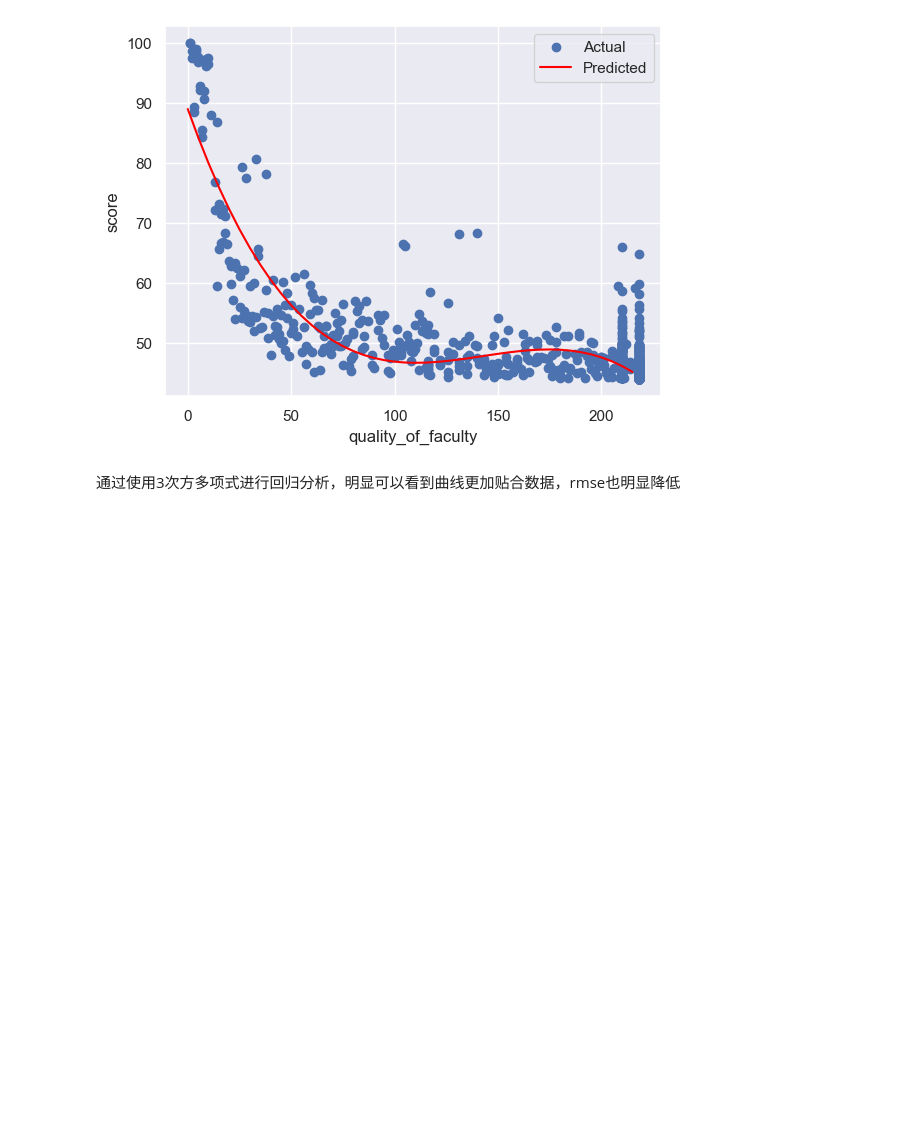
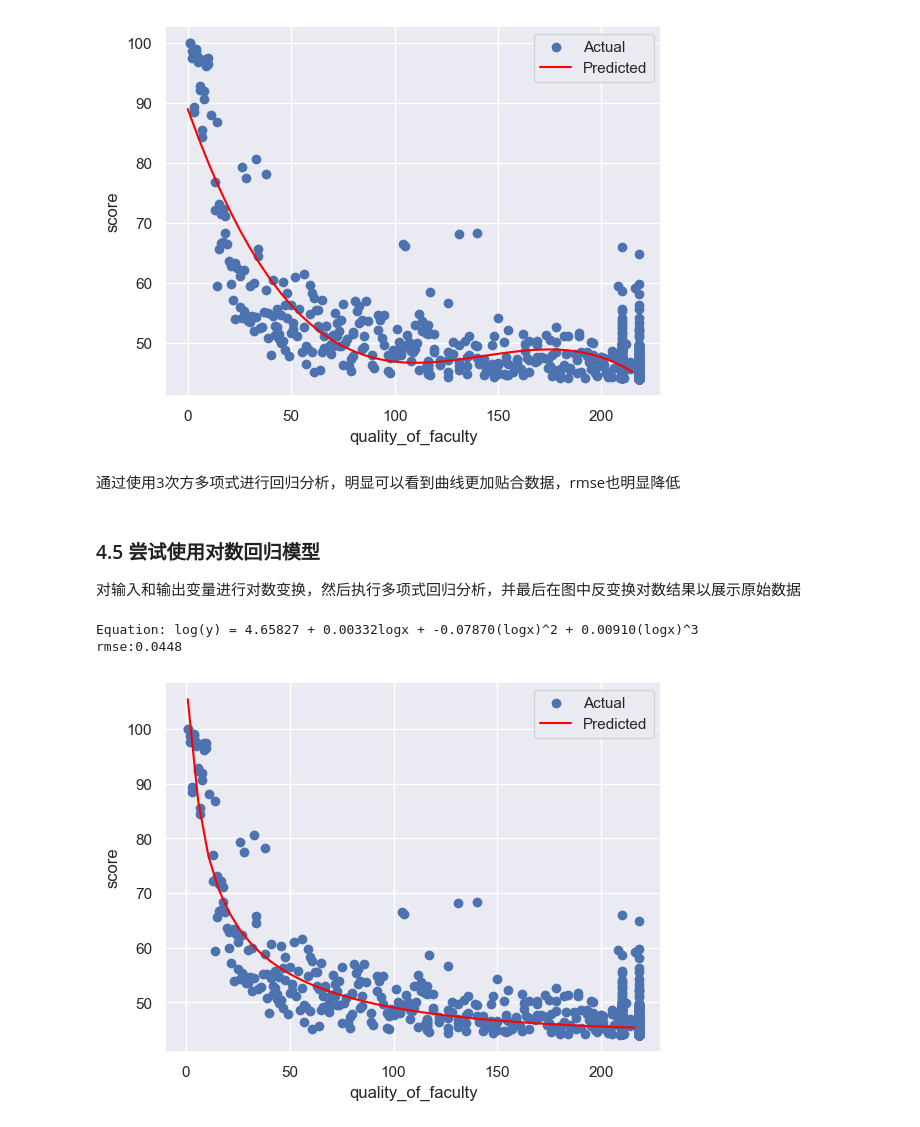
Before and after one commit to JaegerZhao/MachineLearning, a Jupyter notebook: 2 基于回归分析的大学综合得分预测/exp2.ipynb, the cells around one changed output. Drawn from its saved outputs; the diff is of its cells as text; code cells hidden in the pictures; blank space fills up the shorter version.

```diff
--- a/2 基于回归分析的大学综合得分预测/exp2.ipynb
+++ b/2 基于回归分析的大学综合得分预测/exp2.ipynb
@@ -349,3 +349,61 @@ rmse:2.5425
 [figure]
 # %% [markdown]
 通过使用3次方多项式进行回归分析，明显可以看到曲线更加贴合数据，rmse也明显降低
+# %% [markdown]
+### 4.5 尝试使用对数回归模型
+对输入和输出变量进行对数变换，然后执行多项式回归分析，并最后在图中反变换对数结果以展示原始数据
+# %%
+import numpy as np
+from sklearn.preprocessing import PolynomialFeatures
+from sklearn.pipeline import make_pipeline
+from sklearn.linear_model import LinearRegression
+from sklearn.metrics import mean_squared_error
+from sklearn.model_selection import train_test_split
+
+# 对输入和输出变量进行对数变换，处理非正数值
+x_log = np.log(np.maximum(X['quality_of_faculty'].values.reshape(-1, 1), 1e-10))
+y_log = np.log(np.maximum(Y, 1e-10))
+
+# 划分训练集和测试集
+x_train, x_test, y_train, y_test = train_test_split(x_log, y_log, test_size=0.2, random_state=RANDOM_SEED)
+
+# 生成多项式特征，这里指定最高次数为 3
+poly = PolynomialFeatures(degree=3)
+
+# 创建线性回归模型的实例
+model = LinearRegression()
+
+# 创建管道，将多项式特征的转换器和线性回归模型连接起来
+pipeline = make_pipeline(poly, model)
+
+# 使用数据拟合管道
+pipeline.fit(x_train, y_train)
+
+# 获取模型的系数和截距
+coef = pipeline.named_steps['linearregression'].coef_
+intercept = pipeline.named_steps['linearregression'].intercept_
+print(f'Equation: log(y) = {intercept:.5f} + {coef[1]:.5f}logx + {coef[2]:.5f}(logx)^2 + {coef[3]:.5f}(logx)^3') # 打印模型的方程，保留两位小数
+
+# 使用管道预测新的数据
+y_pre = pipeline.predict(x_test) # 新的对数因变量
+
+# 计算RMSE
+test_rmse = np.sqrt(mean_squared_error(y_test, y_pre))
+print(f'rmse:{test_rmse:.4f}')
+print()
+
+# 使用 matplotlib 库绘制模型的图形
+import matplotlib.pyplot as plt
+plt.scatter(np.exp(x_train), np.exp(y_train), label='Actual') # 绘制原始数据的散点图，表示实际的因变量值（需要对数反变换）
+x_new = np.arange(1, 220, 5).reshape((-1, 1))  # 新的自变量
+x_new = np.maximum(x_new, 1e-10)  # 替换零值为一个很小的正数
+y_new = np.exp(pipeline.predict(np.log(x_new)))  # 新的对数因变量
+plt.plot(x_new, y_new, color='red', label='Predicted') # 绘制新数据的折线图，表示预测的因变量值（需要对数反变换）
+plt.xlabel('quality_of_faculty') # 设置 x 轴的标签
+plt.ylabel('score') # 设置 y 轴的标签
+plt.legend() # 显示图例
+plt.show() # 显示图形
+# %% [output]
+Equation: log(y) = 4.65827 + 0.00332logx + -0.07870(logx)^2 + 0.00910(logx)^3
+rmse:0.0448
+[figure, added]
```
Also changed, not shown: parts of 5 cells of this notebook.
